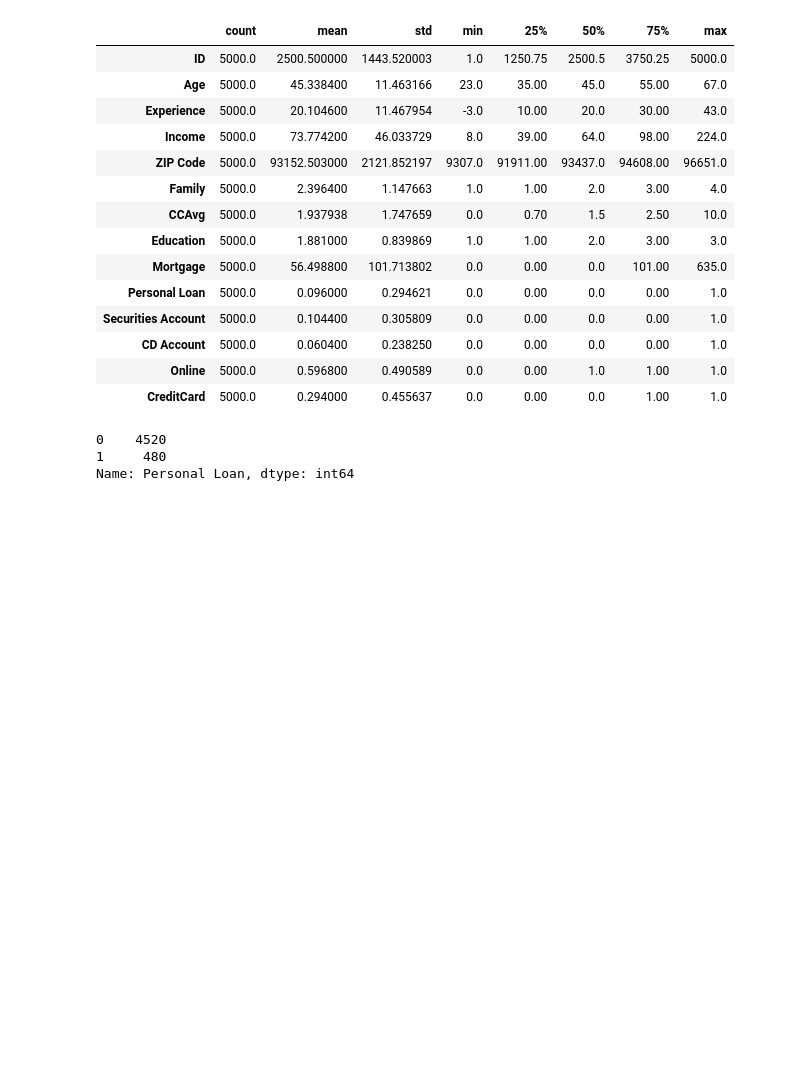
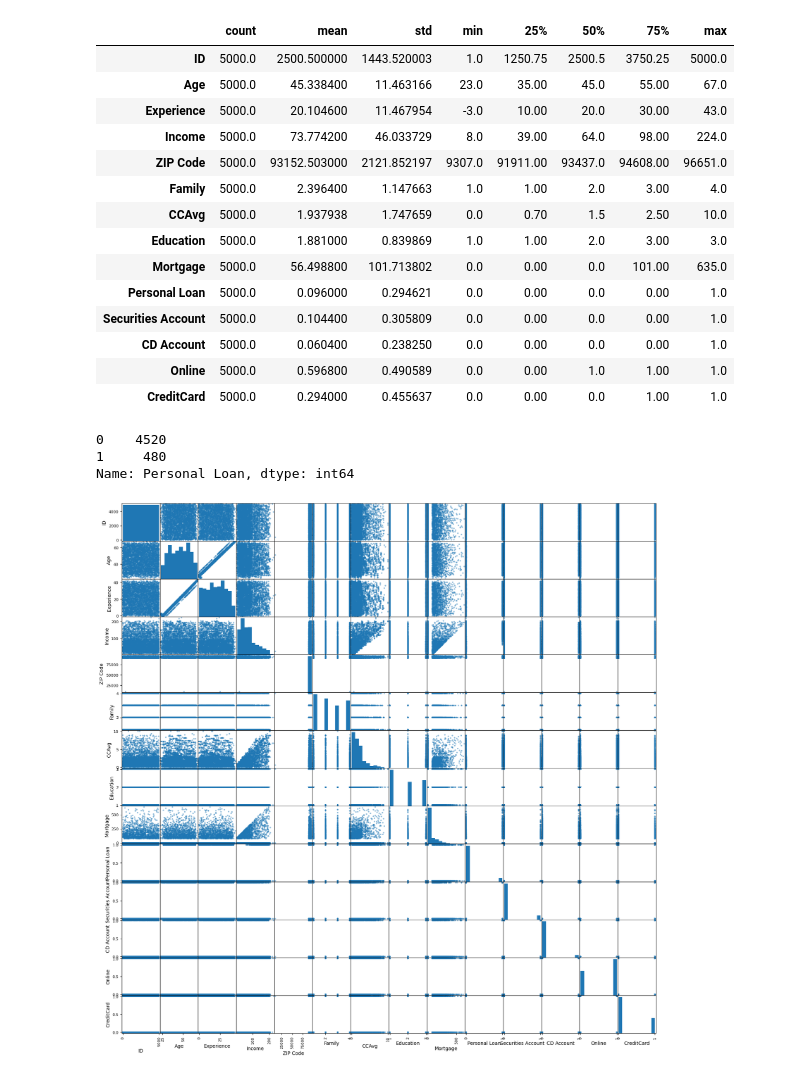
Before and after one commit to anujleo/Data_Analysis, a Jupyter notebook: Assignments/WorkingLive/Thera Bank Loan/Untitled.ipynb, the cells around one changed output. Saved outputs shown, nothing was run; the diff lists cells and outputs as text; code cells hidden in the pictures; blank space fills up the shorter version.

```diff
--- a/Assignments/WorkingLive/Thera Bank Loan/Untitled.ipynb
+++ b/Assignments/WorkingLive/Thera Bank Loan/Untitled.ipynb
@@ -129,3 +129,7 @@ data["Personal Loan"].value_counts()
 0    4520
 1     480
 Name: Personal Loan, dtype: int64
+# %%
+splt  = pd.plotting.scatter_matrix(data, figsize=(20,20))
+# %% [output]
+[figure, added]
```
Also changed, not shown: parts of 5 cells of this notebook, 1 other file.
